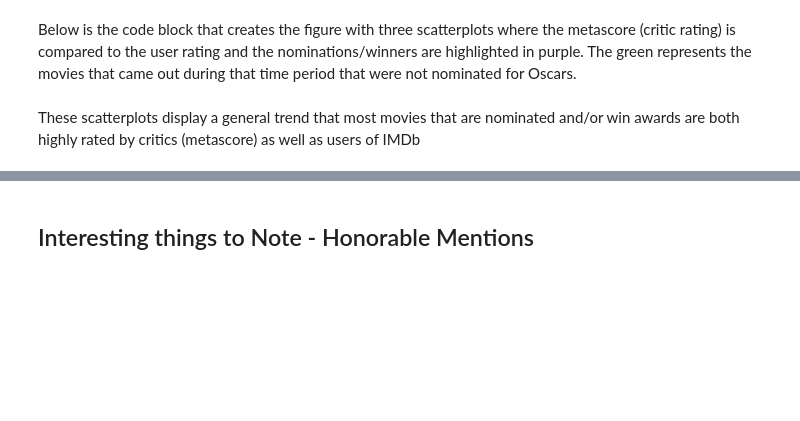
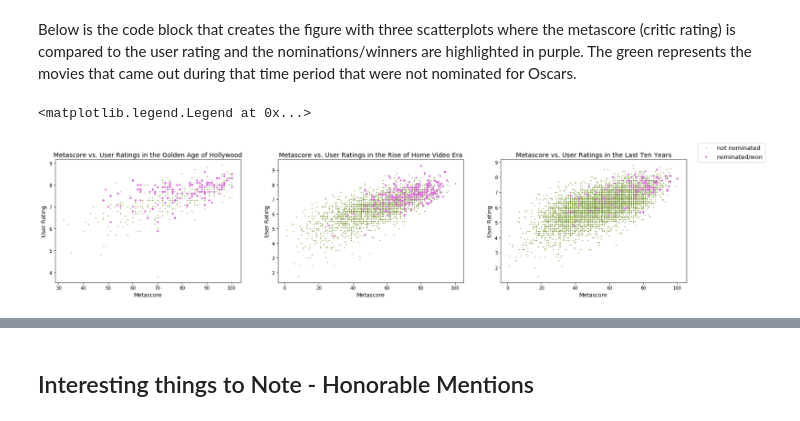
Before and after one commit to almetzler/SI330Final, a Jupyter notebook: NewFinal.ipynb, the cells around one changed output, grey strips where cells are left out. Drawn from its saved outputs; the diff is of its cells as text; code cells hidden in the pictures; blank space fills up the shorter version.

```diff
--- a/NewFinal.ipynb
+++ b/NewFinal.ipynb
@@ -333,38 +388,44 @@ merge_now = merge_now.groupby('title').agg(np.mean)
 # %% [markdown]
 Below is the code block that creates the figure with three scatterplots where the metascore (critic rating) is compared to the user rating and the nominations/winners are highlighted in purple. The green represents the movies that came out during that time period that were not nominated for Oscars.
 # %%
+# read sql databases back into dataframes so that we can untilize matplotlib and create visualizations
+merge_golden = pd.read_sql('SELECT * FROM merged_golden', conn)
+merge_home = pd.read_sql('SELECT * FROM merged_home', conn)
+merge_now = pd.read_sql('SELECT * FROM merged_now', conn)
+
 fig_cat, (ax_golden, ax_home, ax_now) = plt.subplots(1,3, figsize=[25,5])
 
 # golden age scatterplot
 test_golden = merge_golden
-lame_movies_golden = test_golden[test_golden['Winner'] == 0]
-good_movies_golden = test_golden[test_golden['Winner'] != 0]
+lame_movies_golden = test_golden[test_golden['winner'] == 0]
+good_movies_golden = test_golden[test_golden['winner'] != 0]
 ax_golden.scatter(lame_movies_golden['metascore'], lame_movies_golden['avg_vote'], s=1, color='olivedrab')
 ax_golden.scatter(good_movies_golden['metascore'], good_movies_golden['avg_vote'], s=10, color='orchid')
 ax_golden.set_title('Metascore vs. User Ratings in the Golden Age of Hollywood', fontsize=14)
 ax_golden.set_xlabel('Metascore', fontsize=12)
 ax_golden.set_ylabel('User Rating', fontsize=12)
 
 # rise of home videos scatterplot
 test_home = merge_home
-lame_movies_home = test_home[test_home['Winner'] == 0]
-good_movies_home = test_home[test_home['Winner'] != 0]
+lame_movies_home = test_home[test_home['winner'] == 0]
+good_movies_home = test_home[test_home['winner'] != 0]
 ax_home.scatter(lame_movies_home['metascore'], lame_movies_home['avg_vote'], s=1, color='olivedrab')
 ax_home.scatter(good_movies_home['metascore'], good_movies_home['avg_vote'], s=10, color='orchid')
 ax_home.set_title('Metascore vs. User Ratings in the Rise of Home Video Era', fontsize=14)
 ax_home.set_xlabel('Metascore', fontsize=12)
 ax_home.set_ylabel('User Rating', fontsize=12)
 
 # last 10 years scatterplot
 test_now = merge_now
-lame_movies_now = test_now[test_now['Winner'] == 0]
-good_movies_now = test_now[test_now['Winner'] != 0]
+lame_movies_now = test_now[test_now['winner'] == 0]
+good_movies_now = test_now[test_now['winner'] != 0]
 ax_now.scatter(lame_movies_now['metascore'], lame_movies_now['avg_vote'], s=1, color='olivedrab')
 ax_now.scatter(good_movies_now['metascore'], good_movies_now['avg_vote'], s=10, color='orchid')
 ax_now.set_title('Metascore vs. User Ratings in the Last Ten Years', fontsize=14)
 ax_now.set_xlabel('Metascore', fontsize=12)
 ax_now.set_ylabel('User Rating', fontsize=12)
 
 fig_cat.legend(['not nominated', 'nominated/won'], loc='upper right', prop={"size":13})
+# %% [output]
+<matplotlib.legend.Legend at 0x...>
+[figure, added]
-# %% [markdown]
-These scatterplots display a general trend that most movies that are nominated and/or win awards are both highly rated by critics (metascore) as well as users of IMDb
```
Also changed, not shown: parts of 29 cells of this notebook, 1 other file.
